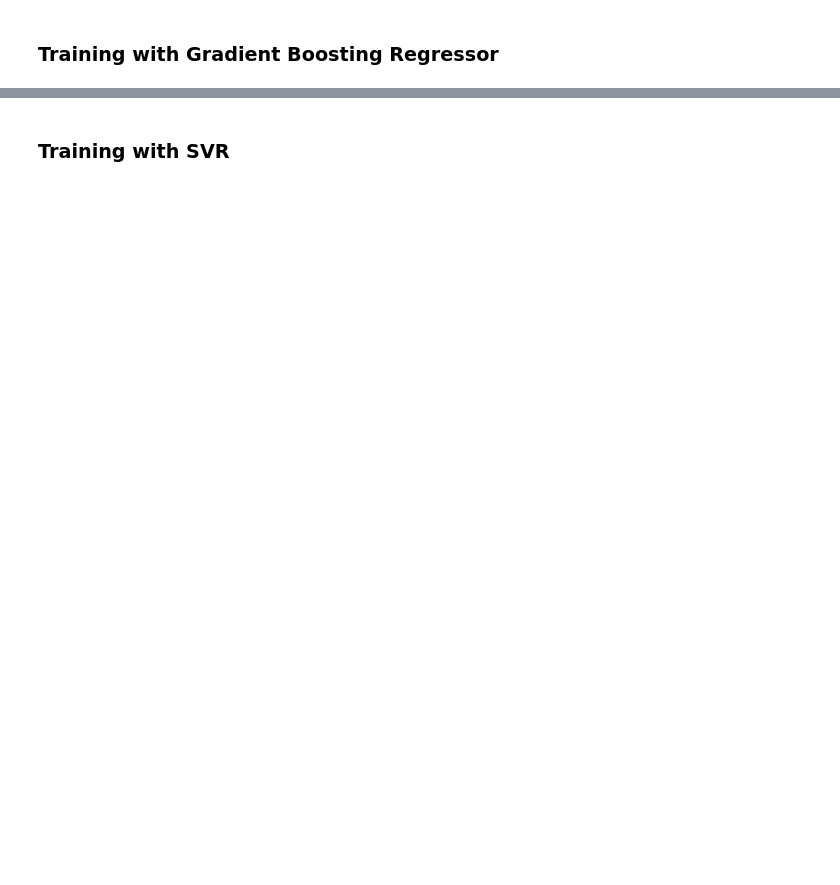
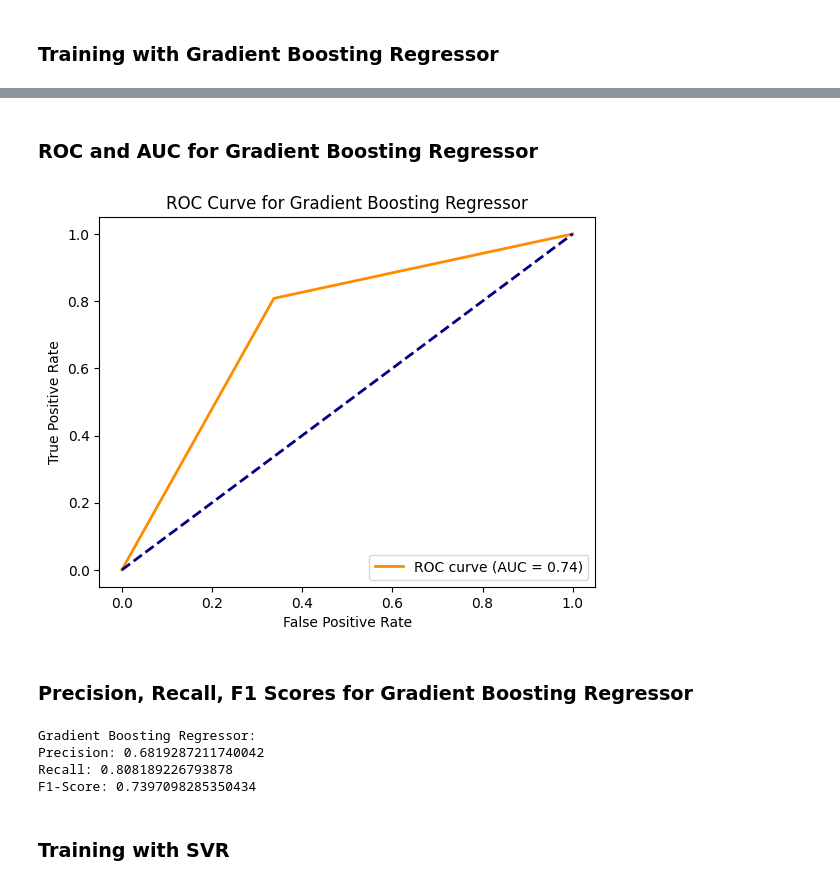
Before and after one commit to Jaiharishan/IDS-PROJECT, a Jupyter notebook: main2.ipynb, the cells around one changed output, grey strips where cells are left out. Saved outputs shown, nothing was run; the diff lists cells and outputs as text; code cells hidden in the pictures; blank space fills up the shorter version.

```diff
--- a/main2.ipynb
+++ b/main2.ipynb
@@ -500,3 +630,50 @@ MAE: 3.150523711148911, MSE: 22.261844965999508, R²: 0.7434944984066785
+# %% [markdown]
+### ROC and AUC for Gradient Boosting Regressor
+# %%
+# Define a threshold to convert regression predictions into binary classification
+
+# Convert predictions and actual values into binary classes
+y_test_binary = (y_test > threshold).astype(int)
+gbr_pred_binary = (gbr_pred > threshold).astype(int)
+
+# Compute ROC curve and AUC
+fpr, tpr, _ = roc_curve(y_test_binary, gbr_pred_binary)
+auc_gbr = auc(fpr, tpr)
+
+# Plot ROC curve
+plt.figure()
+plt.plot(fpr, tpr, color='darkorange', lw=2, label=f'ROC curve (AUC = {auc_gbr:.2f})')
+plt.plot([0, 1], [0, 1], color='navy', lw=2, linestyle='--')
+plt.xlabel('False Positive Rate')
+plt.ylabel('True Positive Rate')
+plt.title('ROC Curve for Gradient Boosting Regressor')
+plt.legend(loc='lower right')
+plt.show()
+# %% [output]
+[figure, added]
+# %% [markdown]
+### Precision, Recall, F1 Scores for Gradient Boosting Regressor
+# %%
+from sklearn.metrics import precision_score, recall_score, f1_score
+
+# Convert predictions and actual values into binary classes
+gbr_pred_binary = (gbr_pred > threshold).astype(int)
+
+# Calculate precision, recall, and F1-score
+gbr_precision = precision_score(y_test_binary, gbr_pred_binary)
+gbr_recall = recall_score(y_test_binary, gbr_pred_binary)
+gbr_f1 = f1_score(y_test_binary, gbr_pred_binary)
+
+# Print the results
+print("Gradient Boosting Regressor:")
+print(f"Precision: {gbr_precision}")
+print(f"Recall: {gbr_recall}")
+print(f"F1-Score: {gbr_f1}")
+# %% [output]
+Gradient Boosting Regressor:
+Precision: 0.6819287211740042
+Recall: 0.808189226793878
+F1-Score: 0.7397098285350434
 # %% [markdown]
 ### Training with SVR
 # %%
```
Also changed, not shown: parts of 23 cells of this notebook.
